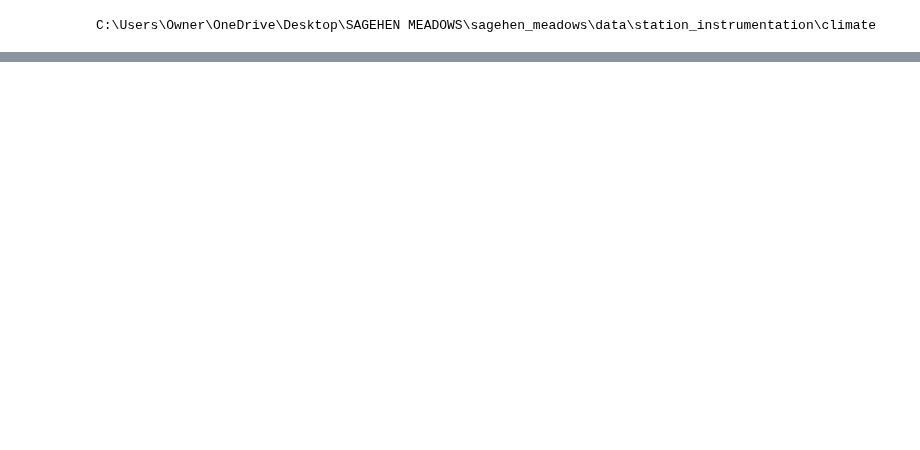
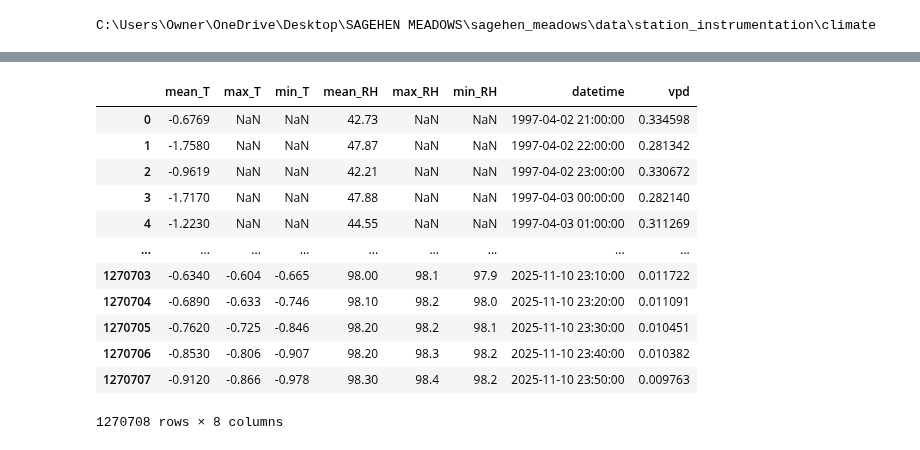
Before and after one commit to jnatali/sagehen_meadows, a Jupyter notebook: scripts/climate/VPD_long_term_analysis.ipynb, the cells around one changed output, grey strips where cells are left out. Drawn from its saved outputs; the diff is of its cells as text; code cells hidden in the pictures; blank space fills up the shorter version.

```diff
--- a/scripts/climate/VPD_long_term_analysis.ipynb
+++ b/scripts/climate/VPD_long_term_analysis.ipynb
@@ -118,0 +95,6 @@ merged
+# %%
+### Transformations for the 1997-2019 data
+weather_1997 = weather_1997_raw.copy()
+weather_1997['datetime'] = pd.to_datetime(weather_1997.apply(lambda row: f'{row['date']} {row['time']}', axis=1), format='%m/%d/%Y %R')
+weather_1997 = weather_1997.drop(['date', 'time'], axis='columns')
+weather_1997
@@ -118,0 +145,18 @@ merged
+# %%
+full_weather = pd.concat([weather_1997, weather_2020], ignore_index=True)
+full_weather['vpd'] = calculate_VPD_series(full_weather, 'mean_T', 'mean_RH')
+full_weather
+# %% [output]
+|  | mean_T | max_T | min_T | mean_RH | max_RH | min_RH | datetime | vpd |
+| 0 | -0.6769 | NaN | NaN | 42.73 | NaN | NaN | 1997-04-02 21:00:00 | 0.334598 |
+| 1 | -1.7580 | NaN | NaN | 47.87 | NaN | NaN | 1997-04-02 22:00:00 | 0.281342 |
+| 2 | -0.9619 | NaN | NaN | 42.21 | NaN | NaN | 1997-04-02 23:00:00 | 0.330672 |
+| 3 | -1.7170 | NaN | NaN | 47.88 | NaN | NaN | 1997-04-03 00:00:00 | 0.282140 |
+| 4 | -1.2230 | NaN | NaN | 44.55 | NaN | NaN | 1997-04-03 01:00:00 | 0.311269 |
+| ... | ... | ... | ... | ... | ... | ... | ... | ... |
+| 1270703 | -0.6340 | -0.604 | -0.665 | 98.00 | 98.1 | 97.9 | 2025-11-10 23:10:00 | 0.011722 |
+| 1270704 | -0.6890 | -0.633 | -0.746 | 98.10 | 98.2 | 98.0 | 2025-11-10 23:20:00 | 0.011091 |
+| 1270705 | -0.7620 | -0.725 | -0.846 | 98.20 | 98.2 | 98.1 | 2025-11-10 23:30:00 | 0.010451 |
+| 1270706 | -0.8530 | -0.806 | -0.907 | 98.20 | 98.3 | 98.2 | 2025-11-10 23:40:00 | 0.010382 |
+| 1270707 | -0.9120 | -0.866 | -0.978 | 98.30 | 98.4 | 98.2 | 2025-11-10 23:50:00 | 0.009763 |
+1270708 rows × 8 columns
```
Also changed, not shown: parts of 19 cells of this notebook, 1 other file.
